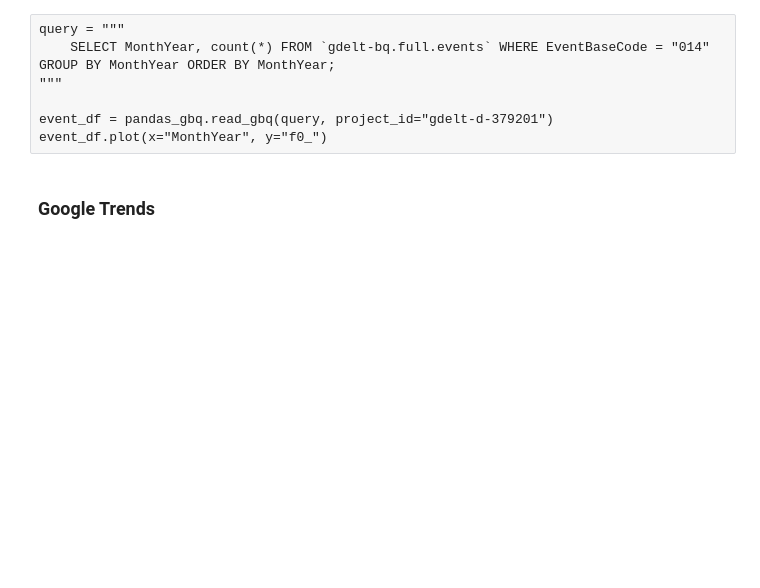
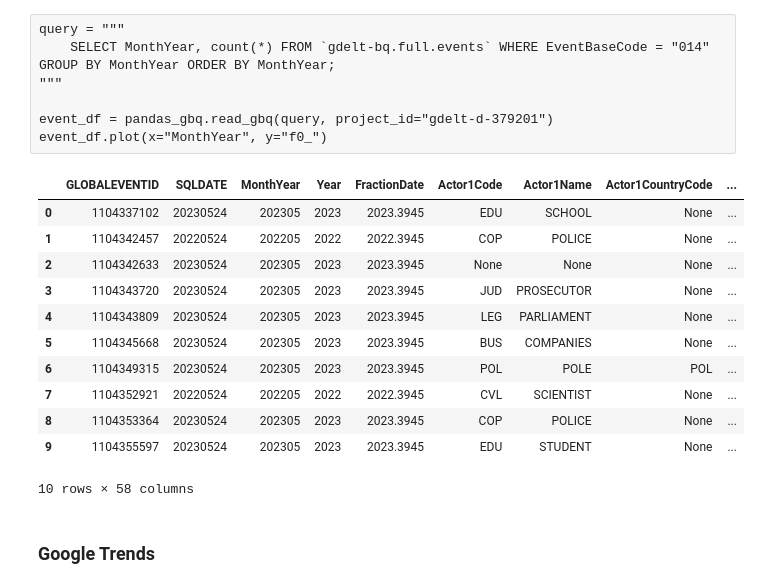
Before and after one commit to isaackrementsov/spotlights-mobilization, a Jupyter notebook: notebooks/Research.ipynb, the cells around one changed output. Drawn from its saved outputs; the diff is of its cells as text; code cells hidden in the pictures; blank space fills up the shorter version.

```diff
--- a/notebooks/Research.ipynb
+++ b/notebooks/Research.ipynb
@@ -20,11 +21,24 @@ event_df = pandas_gbq.read_gbq(query, project_id="gdelt-d-379201")
 event_df.plot(x="MonthYear", y="f0_")
 # %%
 query = """
-    SELECT * FROM `gdelt-bq.full.events` WHERE EventBaseCode = "014";
+    SELECT * FROM `gdelt-bq.full.events` WHERE EventBaseCode = "014" LIMIT 10;
 """
 
 event_df = pandas_gbq.read_gbq(query, project_id="gdelt-d-379201")
 event_df
+# %% [output]
+|  | GLOBALEVENTID | SQLDATE | MonthYear | Year | FractionDate | Actor1Code | Actor1Name | Actor1CountryCode | ... |
+| 0 | 1104337102 | 20230524 | 202305 | 2023 | 2023.3945 | EDU | SCHOOL | None | ... |
+| 1 | 1104342457 | 20220524 | 202205 | 2022 | 2022.3945 | COP | POLICE | None | ... |
+| 2 | 1104342633 | 20230524 | 202305 | 2023 | 2023.3945 | None | None | None | ... |
+| 3 | 1104343720 | 20230524 | 202305 | 2023 | 2023.3945 | JUD | PROSECUTOR | None | ... |
+| 4 | 1104343809 | 20230524 | 202305 | 2023 | 2023.3945 | LEG | PARLIAMENT | None | ... |
+| 5 | 1104345668 | 20230524 | 202305 | 2023 | 2023.3945 | BUS | COMPANIES | None | ... |
+| 6 | 1104349315 | 20230524 | 202305 | 2023 | 2023.3945 | POL | POLE | POL | ... |
+| 7 | 1104352921 | 20220524 | 202205 | 2022 | 2022.3945 | CVL | SCIENTIST | None | ... |
+| 8 | 1104353364 | 20230524 | 202305 | 2023 | 2023.3945 | COP | POLICE | None | ... |
+| 9 | 1104355597 | 20230524 | 202305 | 2023 | 2023.3945 | EDU | STUDENT | None | ... |
+10 rows × 58 columns
 # %% [markdown]
 ### Google Trends
 # %%
```
Also changed, not shown: parts of 12 cells of this notebook, 3 other files.
